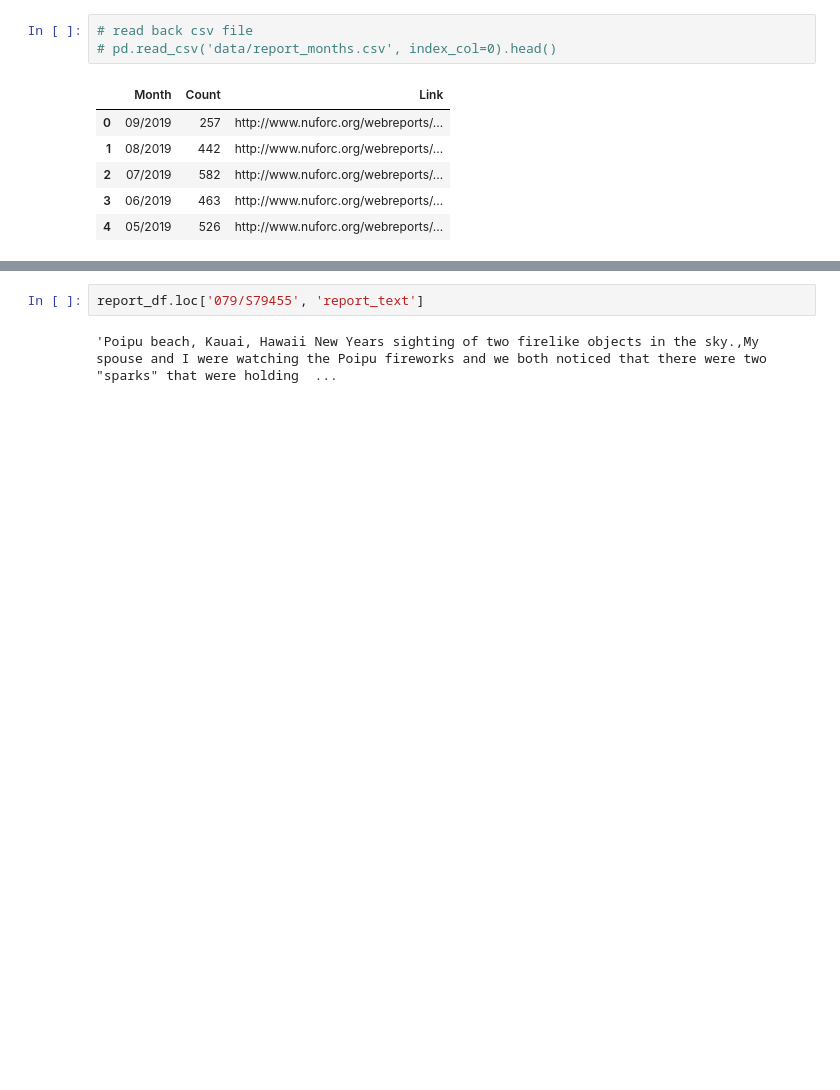
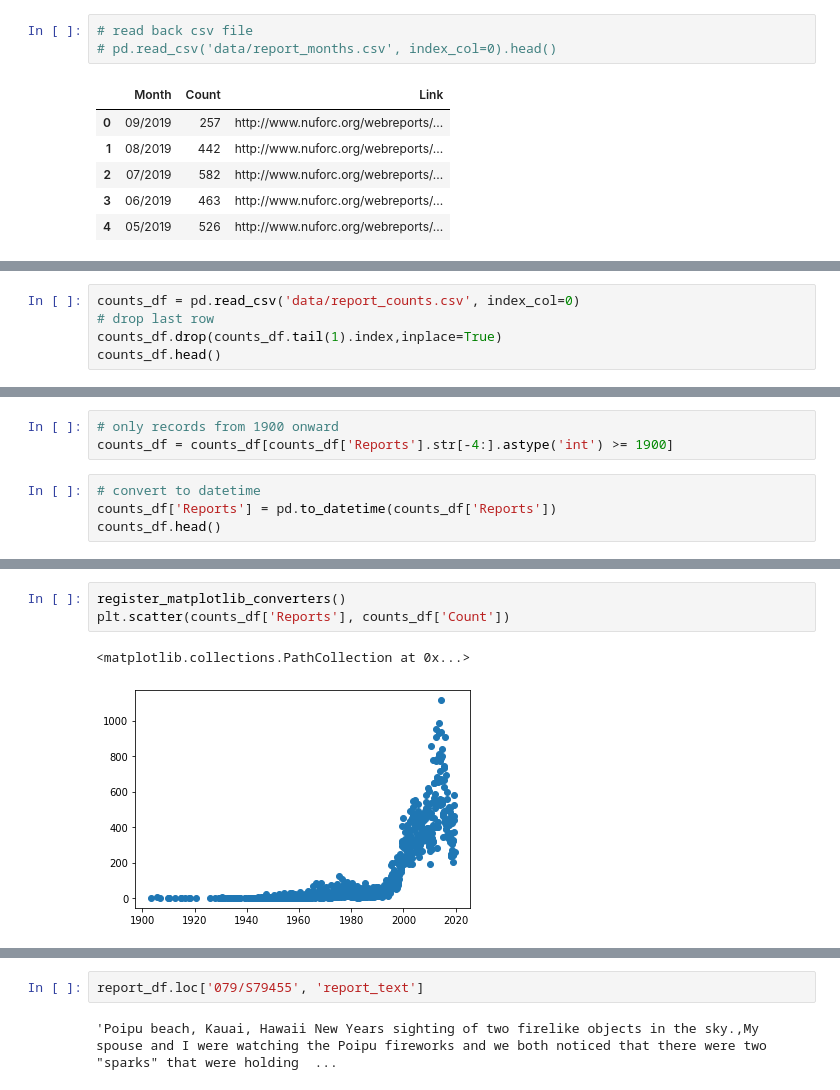
Before and after one commit to kevscon/ufo-reports, a Jupyter notebook: data_processing.ipynb, the cells around one changed output, grey strips where cells are left out. Saved outputs shown, nothing was run; the diff lists cells and outputs as text; blank space fills up the shorter version.

```diff
--- a/data_processing.ipynb
+++ b/data_processing.ipynb
@@ -48,0 +273,5 @@ month_df.tail()
+# %%
+counts_df = pd.read_csv('data/report_counts.csv', index_col=0)
+# drop last row
+counts_df.drop(counts_df.tail(1).index,inplace=True)
+counts_df.head()
@@ -48,0 +285,7 @@ month_df.tail()
+# %%
+# only records from 1900 onward
+counts_df = counts_df[counts_df['Reports'].str[-4:].astype('int') >= 1900]
+# %%
+# convert to datetime
+counts_df['Reports'] = pd.to_datetime(counts_df['Reports'])
+counts_df.head()
@@ -48,0 +299,6 @@ month_df.tail()
+# %%
+register_matplotlib_converters()
+plt.scatter(counts_df['Reports'], counts_df['Count'])
+# %% [output]
+<matplotlib.collections.PathCollection at 0x...>
+[figure, added]
```
Also changed, not shown: parts of 63 cells of this notebook, 1 other file.
